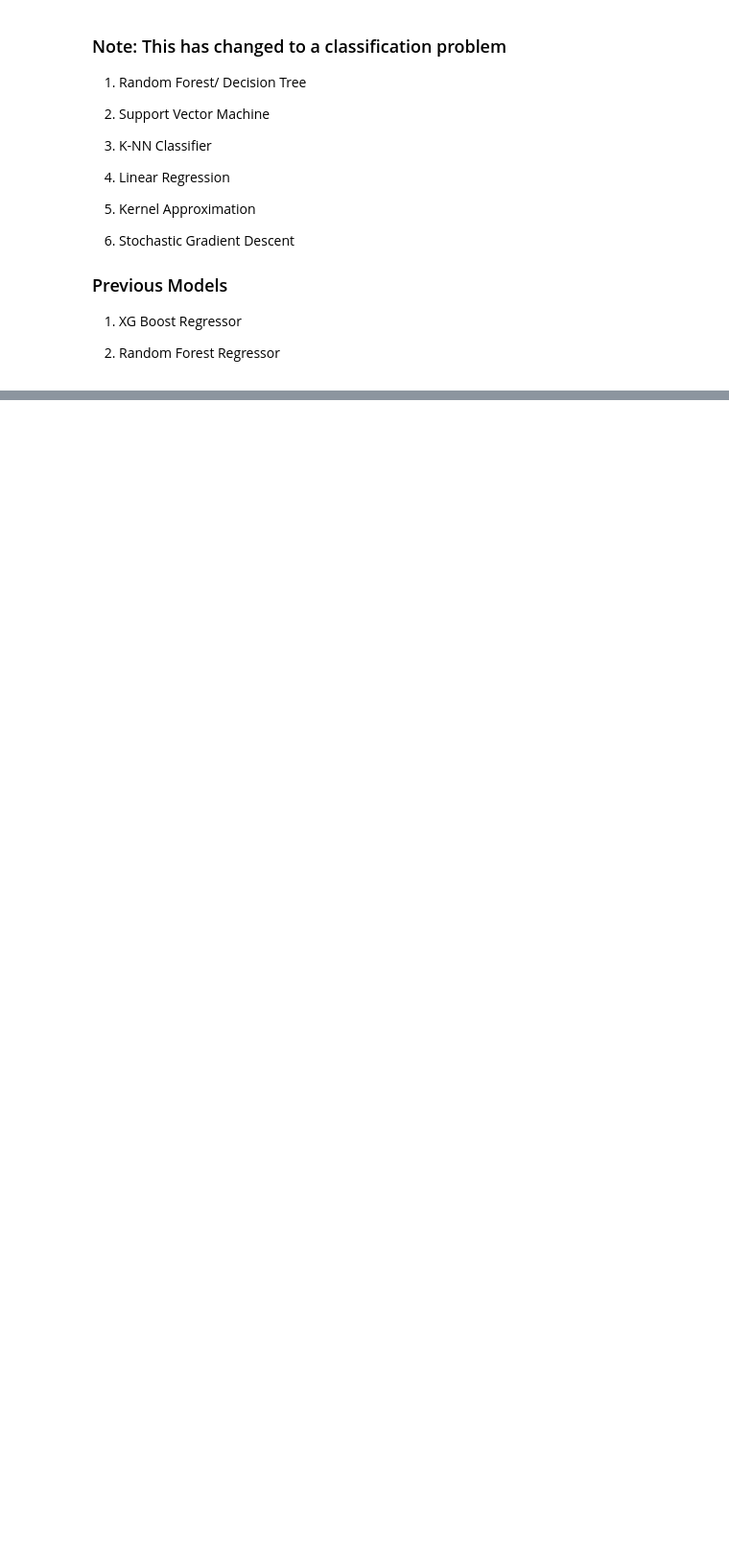
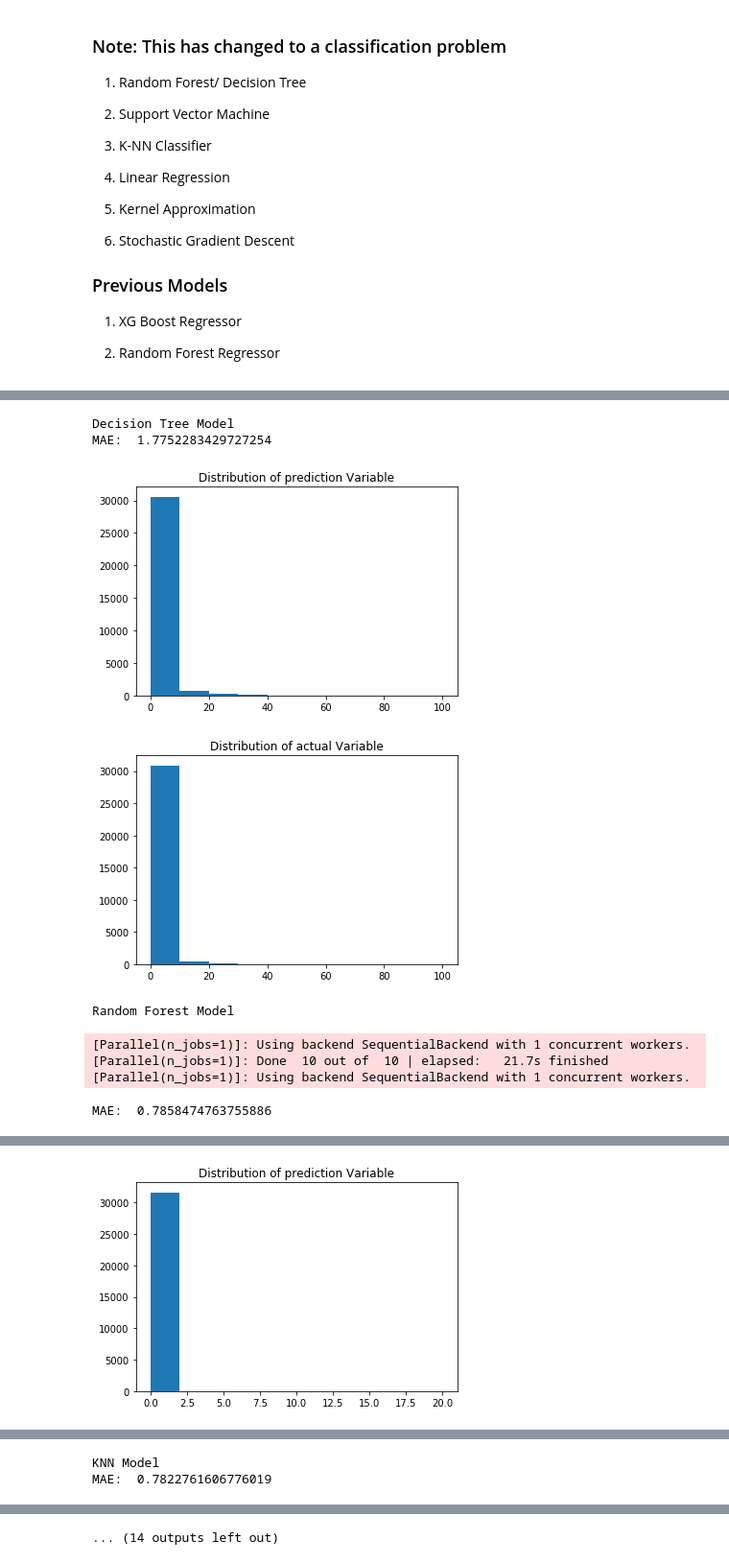
Before and after one commit to GaeaStorm/Loan-Default-Prediction---ICL, a Jupyter notebook: EDA-Gai.ipynb, the cells around one changed output, grey strips where cells are left out. Shown at 96% size. Drawn from its saved outputs; the diff is of its cells as text; code cells hidden in the pictures; blank space fills up the shorter version.

Commit message:
Combined models

```diff
--- a/EDA-Gai.ipynb
+++ b/EDA-Gai.ipynb
@@ -54,6 +54,7 @@ def clean_data(data):
     Assumes that the string columns are integer columns.
     """
     print("Cleaning Data...")
+    data.drop(columns=["id"], inplace=True)
     data = data.replace("NA", None)
     for col_name in data.select_dtypes(exclude=['int8', 'int16', 'int32', 'int64', 'float16', 'float32', 'float64']).columns:
         data[col_name] = pd.to_numeric(data[col_name], downcast="integer", errors="coerce")
@@ -498,4 +581,5 @@ def create_and_fit_model(model_type, X, y):
 # %%
+dropped_data["loss"] = data["loss"]
 Xtrain, Xtest, Xval, ytrain, ytest, yval = prep_modeling(dropped_data, "loss")
 Xtrain_down, ytrain_down = down_sample(Xtrain, ytrain)
 Xtest_down, ytest_down = down_sample(Xtest, ytest)
@@ -525,0 +638,40 @@ check_predictions(model, Xset, yset)
+# %%
+print("Decision Tree Model")
+model1 = create_and_fit_model(1, Xtrain, ytrain)
+ypred1 = predict_on_model(model1, Xtest)
+check_predictions(ypred1, ytest)
+
+print("\nRandom Forest Model")
+model2 = create_and_fit_model(0, Xtrain, ytrain)
+ypred2 = predict_on_model(model2, Xtest)
+check_predictions(ypred2, ytest)
+
+print("\nKNN Model")
+model4 = create_and_fit_model(3, Xtrain, ytrain)
+ypred4 = predict_on_model(model4, Xtest)
+check_predictions(ypred4, ytest)
+
+print("\nLogistic Regression Model")
+model5 = create_and_fit_model(4, Xtrain, ytrain)
+ypred5 = predict_on_model(model5, Xtest)
+check_predictions(ypred5, ytest)
+
+print("\nSupport Vector Model")
+model3 = create_and_fit_model(2, Xtrain, ytrain)
+ypred3 = predict_on_model(model3, Xtest)
+check_predictions(ypred3, ytest)
+
+print("\nStochastic Gradient Descent")
+model6 = create_and_fit_model(6, Xtrain, ytrain)
+ypred6 = predict_on_model(model6, Xtest)
+check_predictions(ypred6, ytest)
+# %% [output]
+Decision Tree Model
+MAE:  1.7752283429727254
+[figure, added]
+[figure, added]
+Random Forest Model
+[Parallel(n_jobs=1)]: Using backend SequentialBackend with 1 concurrent workers.
+[Parallel(n_jobs=1)]: Done  10 out of  10 | elapsed:   21.7s finished
+[Parallel(n_jobs=1)]: Using backend SequentialBackend with 1 concurrent workers.
+MAE:  0.7858474763755886
@@ -525,0 +679 @@ check_predictions(model, Xset, yset)
+[figure, added]
@@ -525,0 +681,2 @@ check_predictions(model, Xset, yset)
+KNN Model
+MAE:  0.7822761606776019
@@ -525,0 +685 @@ check_predictions(model, Xset, yset)
+... (14 outputs left out)
```
Also changed, not shown: parts of 15 cells of this notebook.
